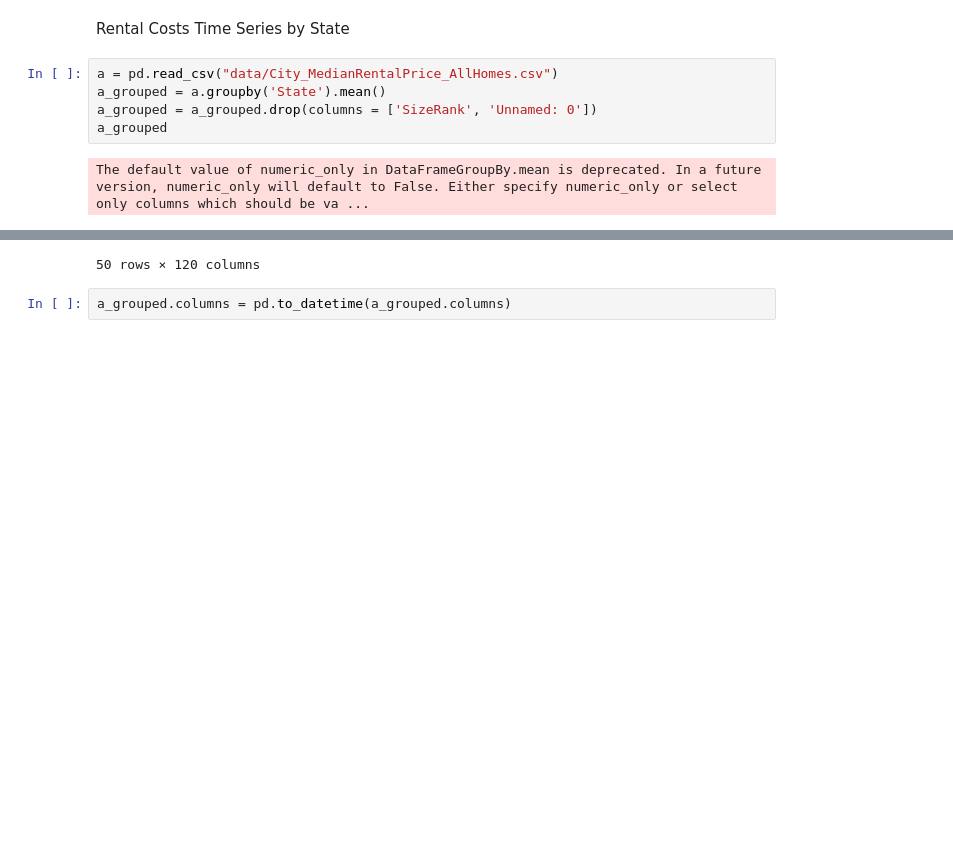
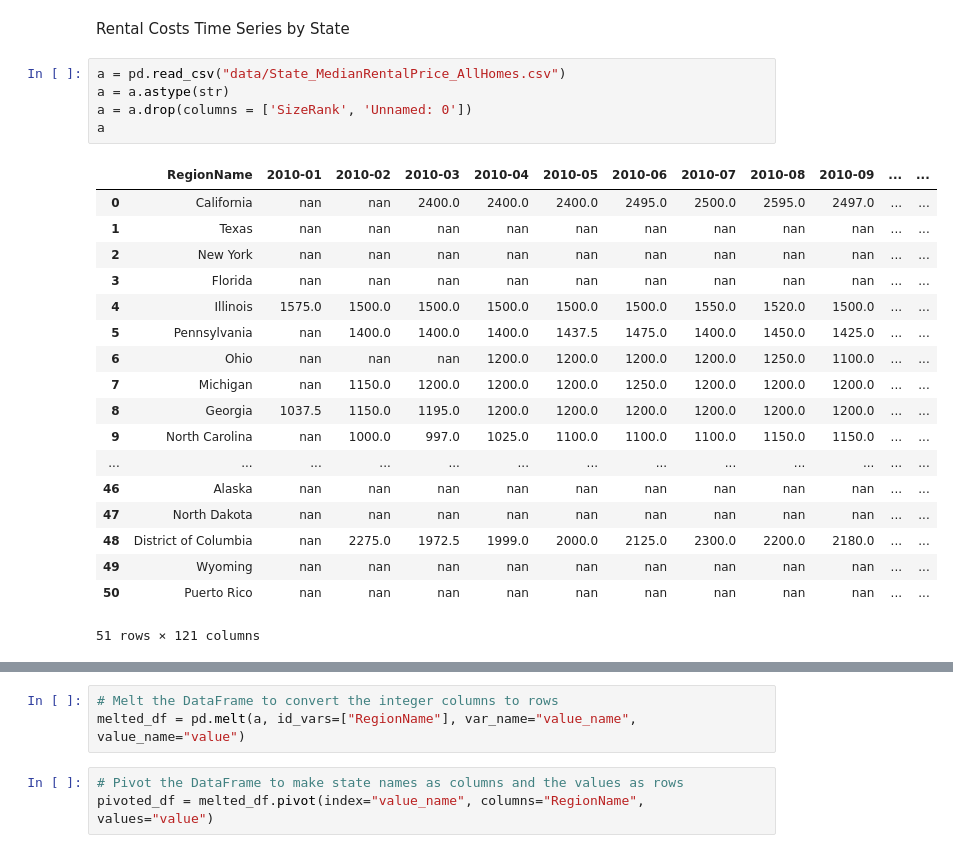
Before and after one commit to fivecheesetortellini/mozzarella, a Jupyter notebook: homevalues/homevalues.ipynb, the cells around one changed output, grey strips where cells are left out. Drawn from its saved outputs; the diff is of its cells as text; blank space fills up the shorter version.

Commit message:
melt and pivot

```diff
--- a/homevalues/homevalues.ipynb
+++ b/homevalues/homevalues.ipynb
@@ -118,9 +119,26 @@ c
 # %% [markdown]
 Rental Costs Time Series by State
 # %%
-a = pd.read_csv("data/City_MedianRentalPrice_AllHomes.csv")
-a_grouped = a.groupby('State').mean()
-a_grouped = a_grouped.drop(columns = ['SizeRank', 'Unnamed: 0'])
-a_grouped
+a = pd.read_csv("data/State_MedianRentalPrice_AllHomes.csv")
+a = a.astype(str)
+a = a.drop(columns = ['SizeRank', 'Unnamed: 0'])
+a
 # %% [output]
+|  | RegionName | 2010-01 | 2010-02 | 2010-03 | 2010-04 | 2010-05 | 2010-06 | 2010-07 | 2010-08 | 2010-09 | ... | ... |
+| 0 | California | nan | nan | 2400.0 | 2400.0 | 2400.0 | 2495.0 | 2500.0 | 2595.0 | 2497.0 | ... | ... |
+| 1 | Texas | nan | nan | nan | nan | nan | nan | nan | nan | nan | ... | ... |
+| 2 | New York | nan | nan | nan | nan | nan | nan | nan | nan | nan | ... | ... |
+| 3 | Florida | nan | nan | nan | nan | nan | nan | nan | nan | nan | ... | ... |
+| 4 | Illinois | 1575.0 | 1500.0 | 1500.0 | 1500.0 | 1500.0 | 1500.0 | 1550.0 | 1520.0 | 1500.0 | ... | ... |
+| 5 | Pennsylvania | nan | 1400.0 | 1400.0 | 1400.0 | 1437.5 | 1475.0 | 1400.0 | 1450.0 | 1425.0 | ... | ... |
+| 6 | Ohio | nan | nan | nan | 1200.0 | 1200.0 | 1200.0 | 1200.0 | 1250.0 | 1100.0 | ... | ... |
+| 7 | Michigan | nan | 1150.0 | 1200.0 | 1200.0 | 1200.0 | 1250.0 | 1200.0 | 1200.0 | 1200.0 | ... | ... |
+| 8 | Georgia | 1037.5 | 1150.0 | 1195.0 | 1200.0 | 1200.0 | 1200.0 | 1200.0 | 1200.0 | 1200.0 | ... | ... |
+| 9 | North Carolina | nan | 1000.0 | 997.0 | 1025.0 | 1100.0 | 1100.0 | 1100.0 | 1150.0 | 1150.0 | ... | ... |
+| ... | ... | ... | ... | ... | ... | ... | ... | ... | ... | ... | ... | ... |
+| 46 | Alaska | nan | nan | nan | nan | nan | nan | nan | nan | nan | ... | ... |
+| 47 | North Dakota | nan | nan | nan | nan | nan | nan | nan | nan | nan | ... | ... |
+| 48 | District of Columbia | nan | 2275.0 | 1972.5 | 1999.0 | 2000.0 | 2125.0 | 2300.0 | 2200.0 | 2180.0 | ... | ... |
+| 49 | Wyoming | nan | nan | nan | nan | nan | nan | nan | nan | nan | ... | ... |
+| 50 | Puerto Rico | nan | nan | nan | nan | nan | nan | nan | nan | nan | ... | ... |
-The default value of numeric_only in DataFrameGroupBy.mean is deprecated. In a future version, numeric_only will default to False. Either specify numeric_only or select only columns which should be va ...
+51 rows × 121 columns
@@ -145,3 +145,6 @@ The default value of numeric_only in DataFrameGroupBy.mean is deprecated. In a f
-50 rows × 120 columns
-# %%
-a_grouped.columns = pd.to_datetime(a_grouped.columns)
+# %%
+# Melt the DataFrame to convert the integer columns to rows
+melted_df = pd.melt(a, id_vars=["RegionName"], var_name="value_name", value_name="value")
+# %%
+# Pivot the DataFrame to make state names as columns and the values as rows
+pivoted_df = melted_df.pivot(index="value_name", columns="RegionName", values="value")
```
Also changed, not shown: parts of 4 cells of this notebook.
